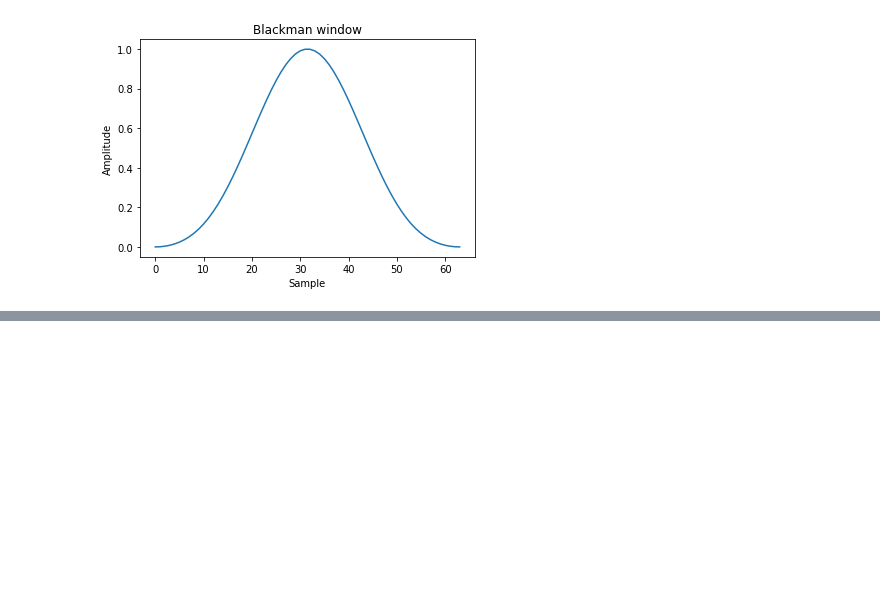
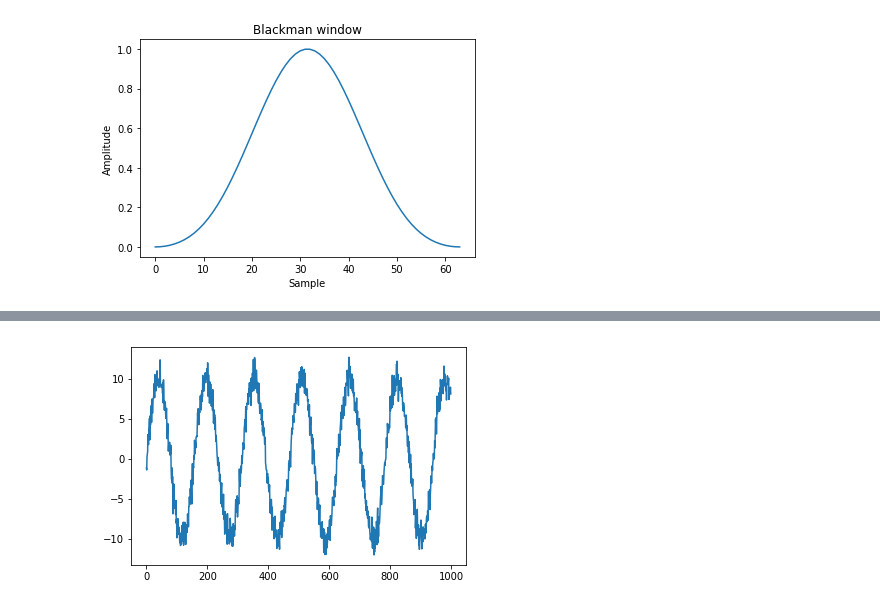
Before and after one commit to serhii-soboliev/dspbase, a Jupyter notebook: demo/filters/blackman.ipynb, the cells around one changed output, grey strips where cells are left out. Drawn from its saved outputs; the diff is of its cells as text; code cells hidden in the pictures; blank space fills up the shorter version.

```diff
--- a/demo/filters/blackman.ipynb
+++ b/demo/filters/blackman.ipynb
@@ -27,0 +27,10 @@ plt.show()
+# %%
+a = 10
+t = np.linspace(start=0, stop=40, num=1000)
+x = a*np.sin(t)
+noise = np.random.normal(0, 1, t.shape)
+s = x + noise
+plt.plot(s)
+plt.show()
+# %% [output]
+[figure, added]
```
Also changed, not shown: parts of 3 cells of this notebook, 3 other files.
